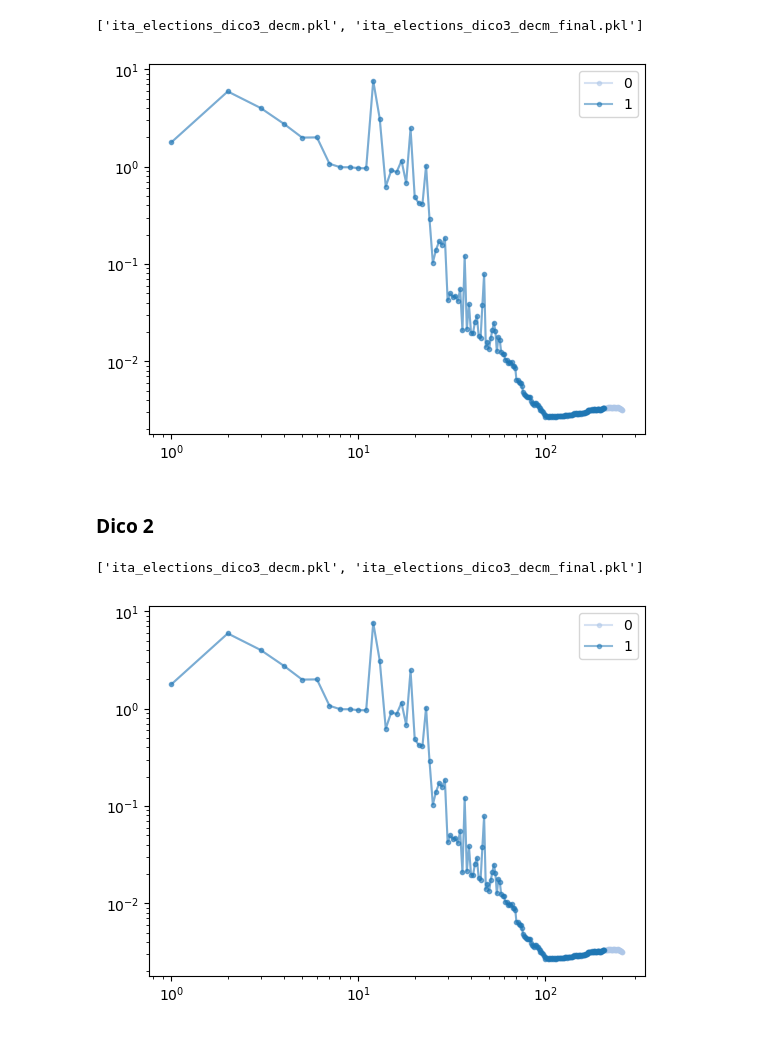
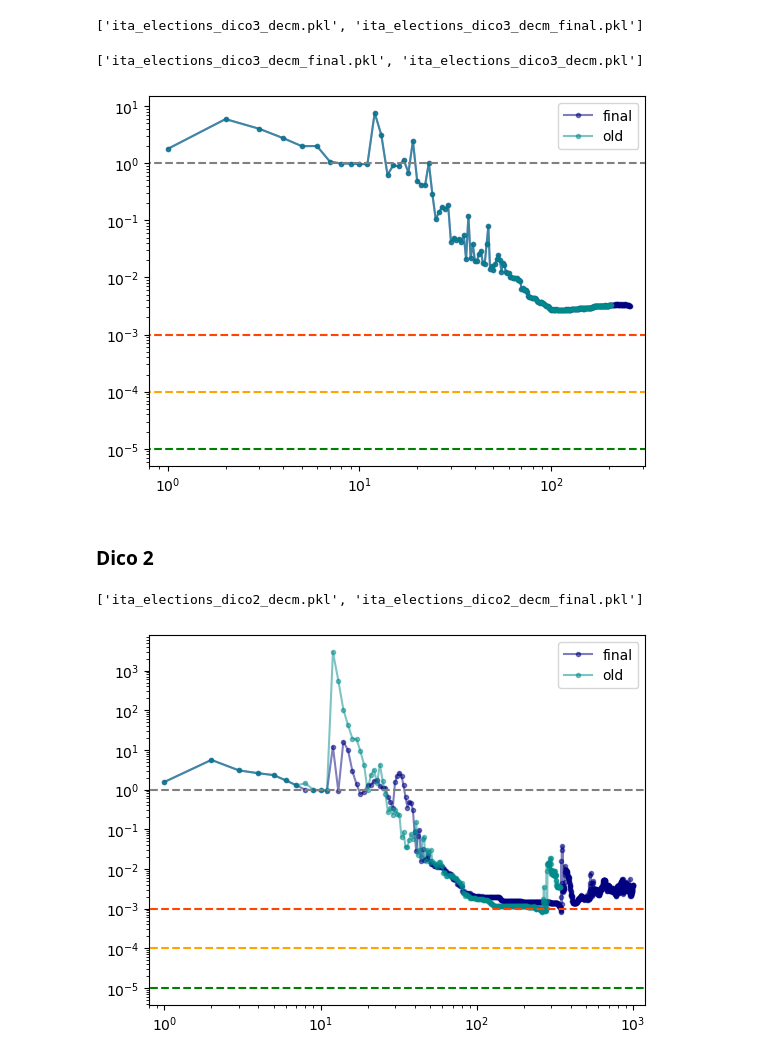
Before and after one commit to fabiosaracco/bowtie2, a Jupyter notebook: 0_1_1_convergence_test_DECM.ipynb, the cells around one changed output. Drawn from its saved outputs; the diff is of its cells as text; code cells hidden in the pictures.

```diff
--- a/0_1_1_convergence_test_DECM.ipynb
+++ b/0_1_1_convergence_test_DECM.ipynb
@@ -365,6 +365,7 @@ plt.show()
 ## Ita elections
 # %%
 dataset_name='ita_elections'
+colors=['navy', 'darkcyan', 'magenta', 'orange']
 # %% [markdown]
 ### Dico 3
 # %%
@@ -375,19 +376,34 @@ decm_test_files.sort()
 decm_test_files
 # %% [output]
 ['ita_elections_dico3_decm.pkl', 'ita_elections_dico3_decm_final.pkl']
+# %%
+decm_test_files.reverse()
+decm_test_files
+# %% [output]
+['ita_elections_dico3_decm_final.pkl', 'ita_elections_dico3_decm.pkl']
 # %%
-decm_test_files.reverse()
+max_steps=0
 for i, file in enumerate(decm_test_files):
-    label=file.split('decm')[0].replace('.pkl', '').replace('_','')
+    label=file.split('decm')[1].replace('.pkl', '').replace('_','')
+    if label=='':
+        label='old'
     with open(TEST_FOLDER+file, 'rb') as f:
         cacca=pickle.load(f)
-    plt.plot(range(1, len(cacca.sol.residuals)+1), cacca.sol.residuals, marker='o', label=i, color=colors_t20[1-i], markersize=3, alpha=0.5)
+    plt.plot(range(1, len(cacca.sol.residuals)+1), cacca.sol.residuals, marker='o', label=label, color=colors[i], markersize=3, alpha=0.5)
+    if max_steps<len(cacca.sol.residuals):
+        max_steps=len(cacca.sol.residuals)
+plt.hlines([1e-0], 0.5, 1.5*max_steps, linestyles='--', colors='gray', zorder=2)
+plt.hlines([1e-3], 0.5, 1.5*max_steps, linestyles='--', colors='orangered', zorder=2)
+plt.hlines([1e-4], 0.5, 1.5*max_steps, linestyles='--', colors='orange', zorder=2)
+plt.hlines([1e-5], 0.5, 1.5*max_steps, linestyles='--', colors='green', zorder=2)
+
+plt.xlim(0.8, 1.2*max_steps)
 plt.xscale('log')
 plt.yscale('log')
 plt.legend()
 plt.show()
 # %% [output]
-[figure, old version]
+[figure, new version]
 # %% [markdown]
 ### Dico 2
 # %%
@@ -397,17 +413,27 @@ decm_test_files=[file for file in os.listdir(TEST_FOLDER) if file.startswith(f'{
 decm_test_files.sort()
 decm_test_files
 # %% [output]
-['ita_elections_dico3_decm.pkl', 'ita_elections_dico3_decm_final.pkl']
+['ita_elections_dico2_decm.pkl', 'ita_elections_dico2_decm_final.pkl']
 # %%
-decm_test_files.reverse()
+max_steps=0
 for i, file in enumerate(decm_test_files):
-    label=file.split('decm')[0].replace('.pkl', '').replace('_','')
+    label=file.split('decm')[1].replace('.pkl', '').replace('_','')
+    if label=='':
+        label='old'
     with open(TEST_FOLDER+file, 'rb') as f:
         cacca=pickle.load(f)
-    plt.plot(range(1, len(cacca.sol.residuals)+1), cacca.sol.residuals, marker='o', label=i, color=colors_t20[1-i], markersize=3, alpha=0.5)
+    plt.plot(range(1, len(cacca.sol.residuals)+1), cacca.sol.residuals, marker='o', label=label, color=colors[i], markersize=3, alpha=0.5)
+    if max_steps<len(cacca.sol.residuals):
+        max_steps=len(cacca.sol.residuals)
+plt.hlines([1e-0], 0.5, 1.5*max_steps, linestyles='--', colors='gray', zorder=2)
+plt.hlines([1e-3], 0.5, 1.5*max_steps, linestyles='--', colors='orangered', zorder=2)
+plt.hlines([1e-4], 0.5, 1.5*max_steps, linestyles='--', colors='orange', zorder=2)
+plt.hlines([1e-5], 0.5, 1.5*max_steps, linestyles='--', colors='green', zorder=2)
+
+plt.xlim(0.8, 1.2*max_steps)
 plt.xscale('log')
 plt.yscale('log')
 plt.legend()
 plt.show()
 # %% [output]
-[figure, old version]
+[figure, new version]
```
Also changed, not shown: 1 other file.
